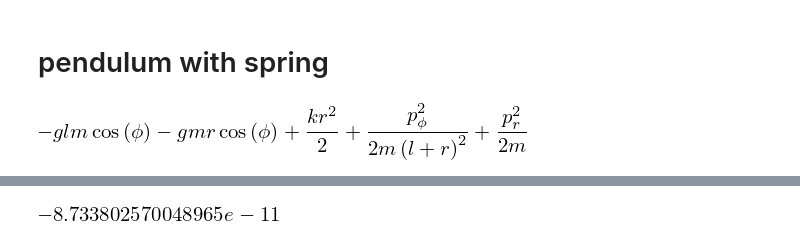
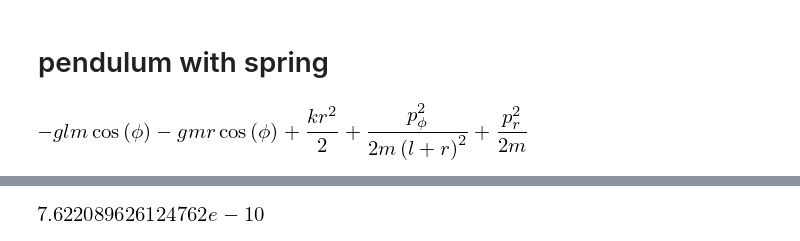
Before and after one commit to MarkusLohmayer/master-thesis-code, a Jupyter notebook: spring_pendulum.ipynb, the cells around one changed output, grey strips where cells are left out. Saved outputs shown, nothing was run; the diff lists cells and outputs as text; code cells hidden in the pictures.

```diff
--- a/spring_pendulum.ipynb
+++ b/spring_pendulum.ipynb
@@ -81,5 +86,5 @@ ax[1].plot(time, solution[:, 1]);
 # %%
 energy = evaluate_functional(x, H, solution, params=params)
-energy[-1] - energy[0]
+energy.max() - energy.min()
 # %% [output]
-[figure, old version]
+[figure, new version]
```
Also changed, not shown: parts of 6 cells of this notebook, 9 other files.
